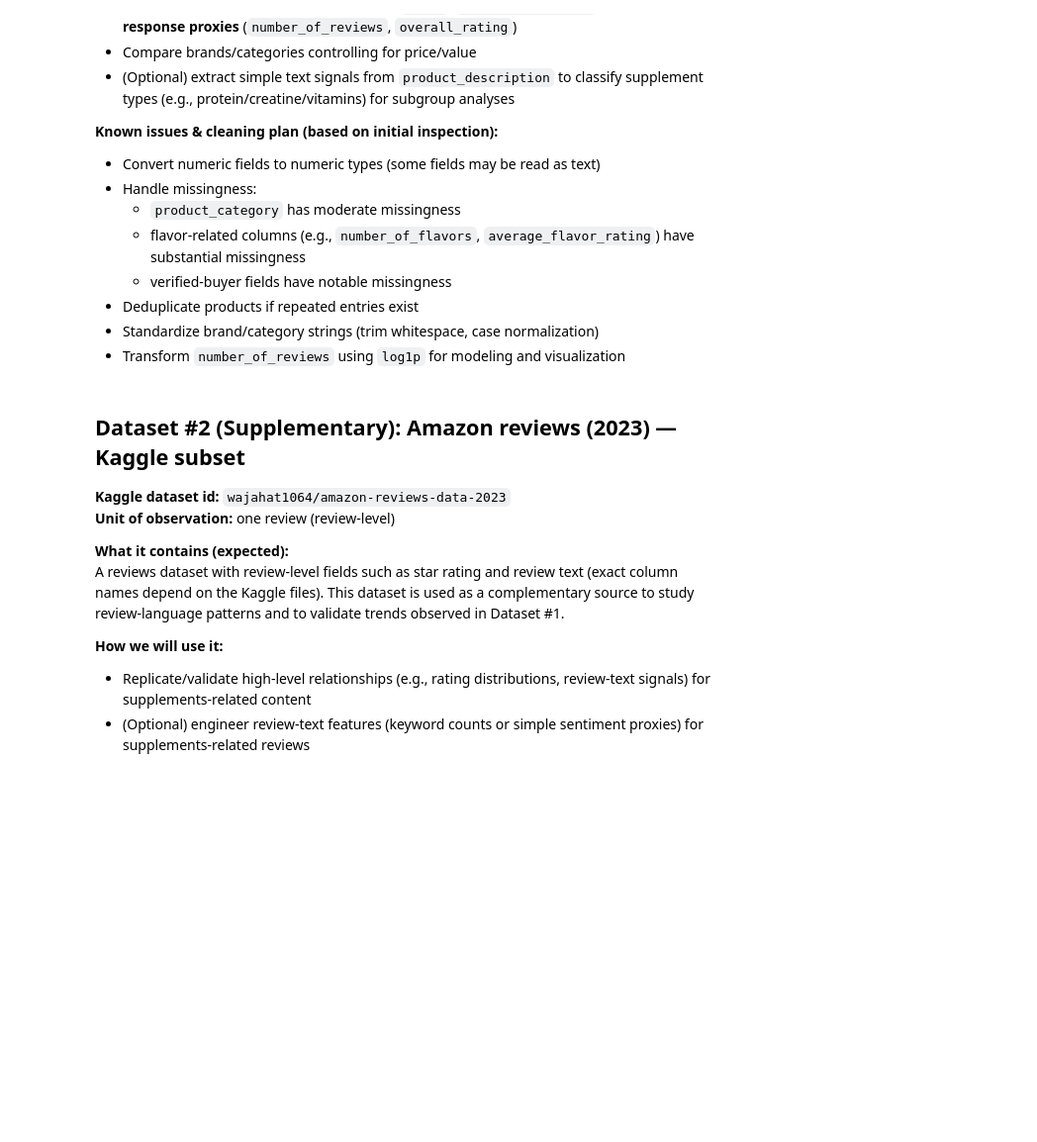
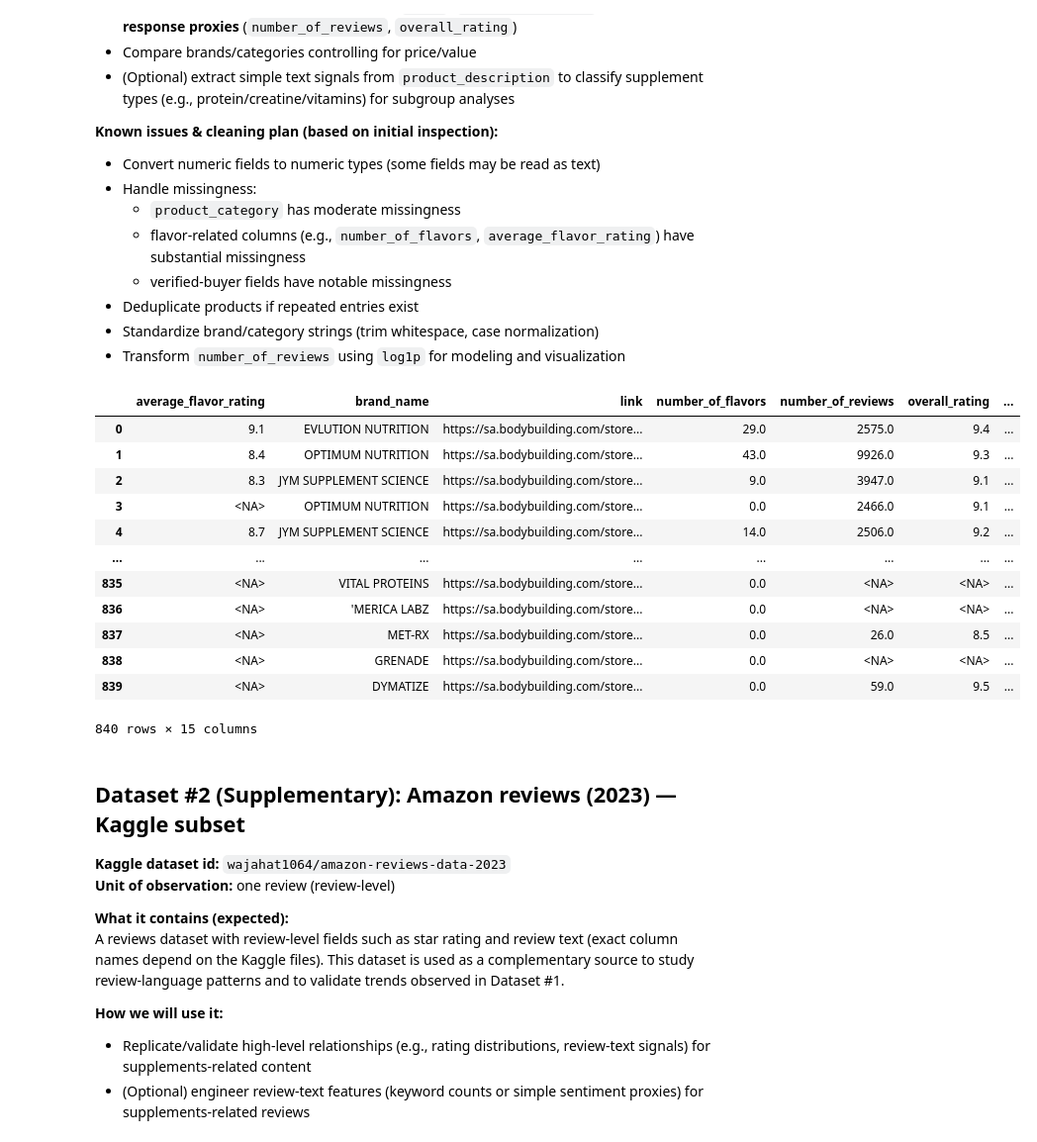
Before and after one commit to COGS108/Group129_WI26, a Jupyter notebook: 01-DataCheckpoint.ipynb, the cells around one changed output. Shown at 99% size. Cells and saved outputs as stored; diff of their text form; code cells hidden in the pictures; blank space fills up the shorter version.

Commit message:
Update DataCheckpoint

```diff
--- a/01-DataCheckpoint.ipynb
+++ b/01-DataCheckpoint.ipynb
@@ -147,3 +148,80 @@ A product-level snapshot of supplement listings, including product name, brand,
+# %%
+## YOUR CODE TO LOAD/CLEAN/TIDY/WRANGLE THE DATA GOES HERE
+import pandas as pd
+import numpy as np
+import re
+dataset1 = pd.read_csv("bodybuilding_nutrition_products.csv")
+dataset1.columns = (
+    dataset1.columns.str.strip()
+                    .str.lower()
+                    .str.replace(" ", "_")
+)
+
+def clean_text(x):
+    if pd.isna(x):
+        return np.nan
+    x = str(x).strip()
+    x = re.sub(r"\s+", " ", x)  # collapse repeated spaces
+    return x
+
+def to_number(s):
+    s = s.astype("string")
+    s = s.str.replace(r"\s+", "", regex=True)
+    s = s.str.replace(r"[$,%]", "", regex=True)
+    s = s.str.replace(",", "", regex=False)
+    s = s.str.replace(r"^([0-9]*\.?[0-9]+)\/.*$", r"\1", regex=True)  # "4.5/5" -> "4.5"
+    return pd.to_numeric(s, errors="coerce")
+
+
+for c in ["brand_name", "product_category", "link"]:
+    if c in dataset1.columns:
+        dataset1[c] = dataset1[c].map(clean_text)
+
+if "brand_name" in dataset1.columns:
+    dataset1["brand_name"] = dataset1["brand_name"].str.upper()
+
+if "product_category" in dataset1.columns:
+    dataset1["product_category"] = dataset1["product_category"].fillna("Unknown")
+
+num_cols = [
+    "average_flavor_rating",
+    "number_of_flavors",
+    "number_of_reviews",
+    "overall_rating",
+    "price",
+    "price_per_serving",
+]
+for c in num_cols:
+    if c in dataset1.columns:
+        dataset1[c] = to_number(dataset1[c])
+
+if "number_of_flavors" in dataset1.columns:
+    dataset1["number_of_flavors"] = dataset1["number_of_flavors"].fillna(0)
+
+if "link" in dataset1.columns:
+    dataset1 = dataset1.drop_duplicates(subset=["link"])
+else:
+    dataset1 = dataset1.drop_duplicates()
+
+if "number_of_reviews" in dataset1.columns:
+    dataset1["log1p_number_of_reviews"] = np.log1p(dataset1["number_of_reviews"].fillna(0))
+
+cleaneddataset1 = dataset1.copy()
+cleaneddataset1
+# %% [output]
+|  | average_flavor_rating | brand_name | link | number_of_flavors | number_of_reviews | overall_rating | ... |
+| 0 | 9.1 | EVLUTION NUTRITION | https://sa.bodybuilding.com/store... | 29.0 | 2575.0 | 9.4 | ... |
+| 1 | 8.4 | OPTIMUM NUTRITION | https://sa.bodybuilding.com/store... | 43.0 | 9926.0 | 9.3 | ... |
+| 2 | 8.3 | JYM SUPPLEMENT SCIENCE | https://sa.bodybuilding.com/store... | 9.0 | 3947.0 | 9.1 | ... |
+| 3 | <NA> | OPTIMUM NUTRITION | https://sa.bodybuilding.com/store... | 0.0 | 2466.0 | 9.1 | ... |
+| 4 | 8.7 | JYM SUPPLEMENT SCIENCE | https://sa.bodybuilding.com/store... | 14.0 | 2506.0 | 9.2 | ... |
+| ... | ... | ... | ... | ... | ... | ... | ... |
+| 835 | <NA> | VITAL PROTEINS | https://sa.bodybuilding.com/store... | 0.0 | <NA> | <NA> | ... |
+| 836 | <NA> | 'MERICA LABZ | https://sa.bodybuilding.com/store... | 0.0 | <NA> | <NA> | ... |
+| 837 | <NA> | MET-RX | https://sa.bodybuilding.com/store... | 0.0 | 26.0 | 8.5 | ... |
+| 838 | <NA> | GRENADE | https://sa.bodybuilding.com/store... | 0.0 | <NA> | <NA> | ... |
+| 839 | <NA> | DYMATIZE | https://sa.bodybuilding.com/store... | 0.0 | 59.0 | 9.5 | ... |
+840 rows × 15 columns
 # %% [markdown]
 ## Dataset #2 (Supplementary): Amazon reviews (2023) — Kaggle subset
 
```
Also changed, not shown: parts of 3 cells of this notebook, 1 other file.
